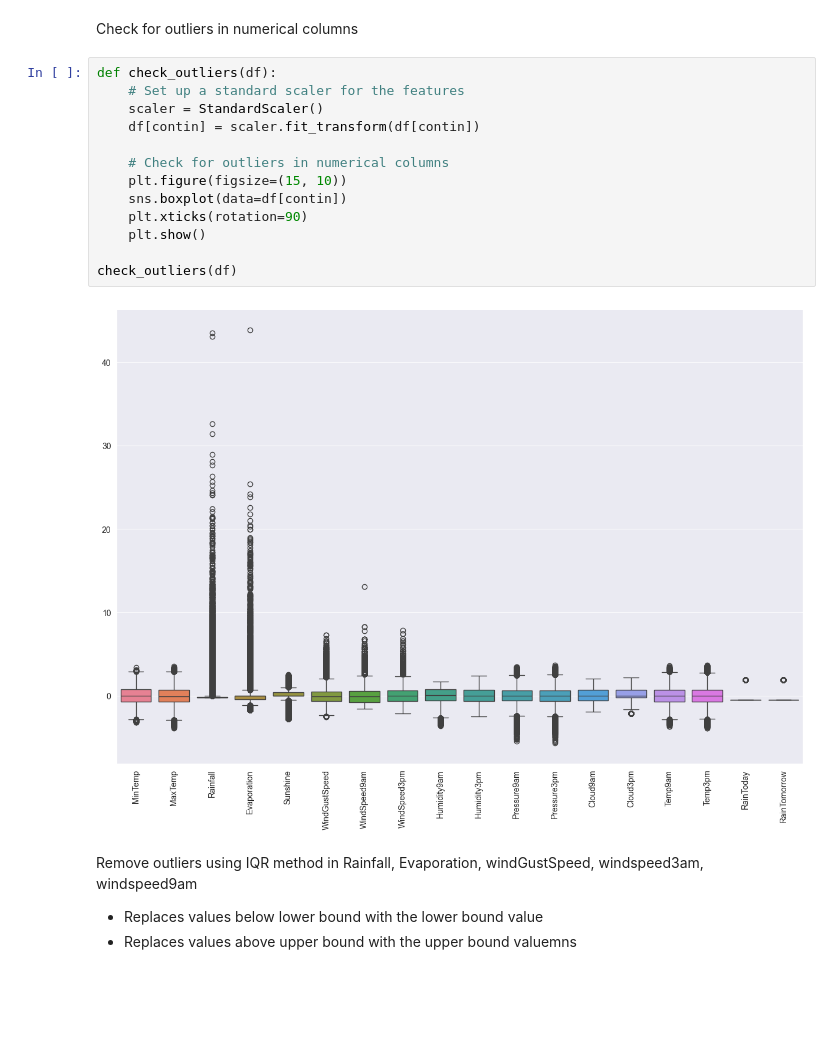
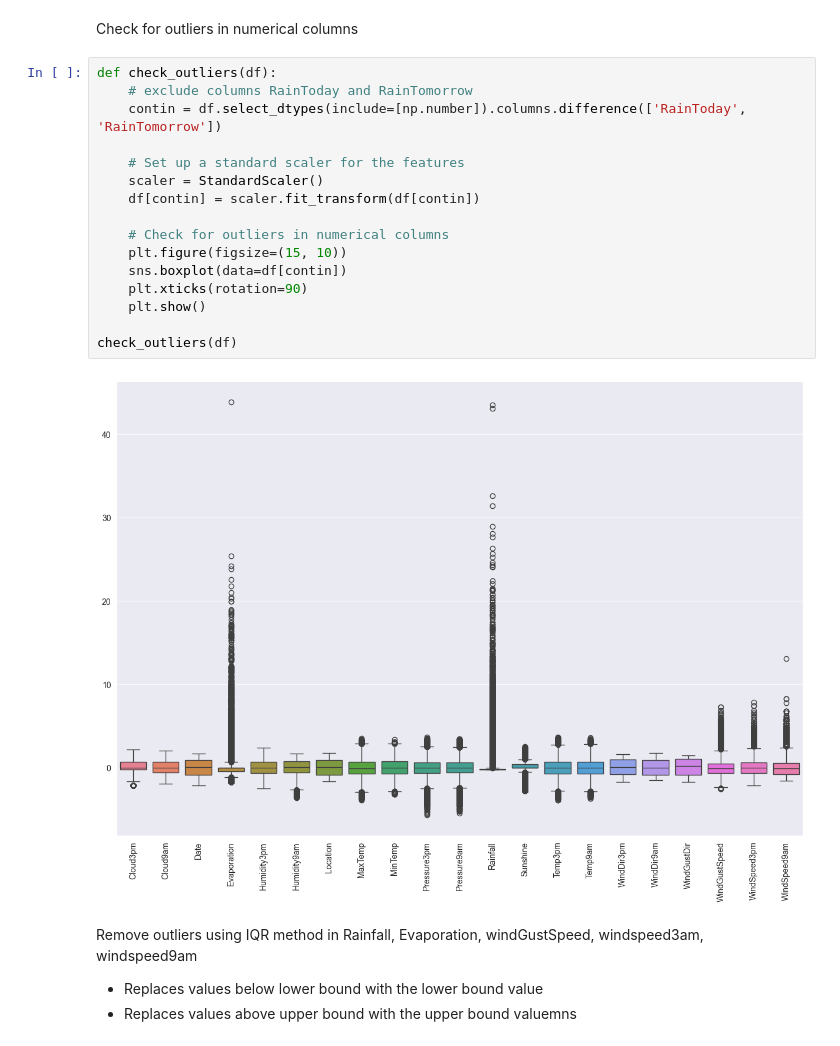
Before and after one commit to roshangiga/ML_tinker, a Jupyter notebook: caseStudy2.ipynb, the cells around one changed output. Cells and saved outputs as stored; diff of their text form; blank space fills up the shorter version.

```diff
--- a/caseStudy2.ipynb
+++ b/caseStudy2.ipynb
@@ -283,19 +278,22 @@ RainTomorrow                0   float64
 Check for outliers in numerical columns
 # %%
 def check_outliers(df):
+    # exclude columns RainToday and RainTomorrow
+    contin = df.select_dtypes(include=[np.number]).columns.difference(['RainToday', 'RainTomorrow'])
+
     # Set up a standard scaler for the features
     scaler = StandardScaler()
     df[contin] = scaler.fit_transform(df[contin])
 
     # Check for outliers in numerical columns
     plt.figure(figsize=(15, 10))
     sns.boxplot(data=df[contin])
     plt.xticks(rotation=90)
     plt.show()
 
 check_outliers(df)
 # %% [output]
-[figure, old version]
+[figure, new version]
 # %% [markdown]
 Remove outliers using IQR method in Rainfall, Evaporation, windGustSpeed, windspeed3am, windspeed9am
 - Replaces values below lower bound with the lower bound value
```
Also changed, not shown: parts of 47 cells of this notebook.
